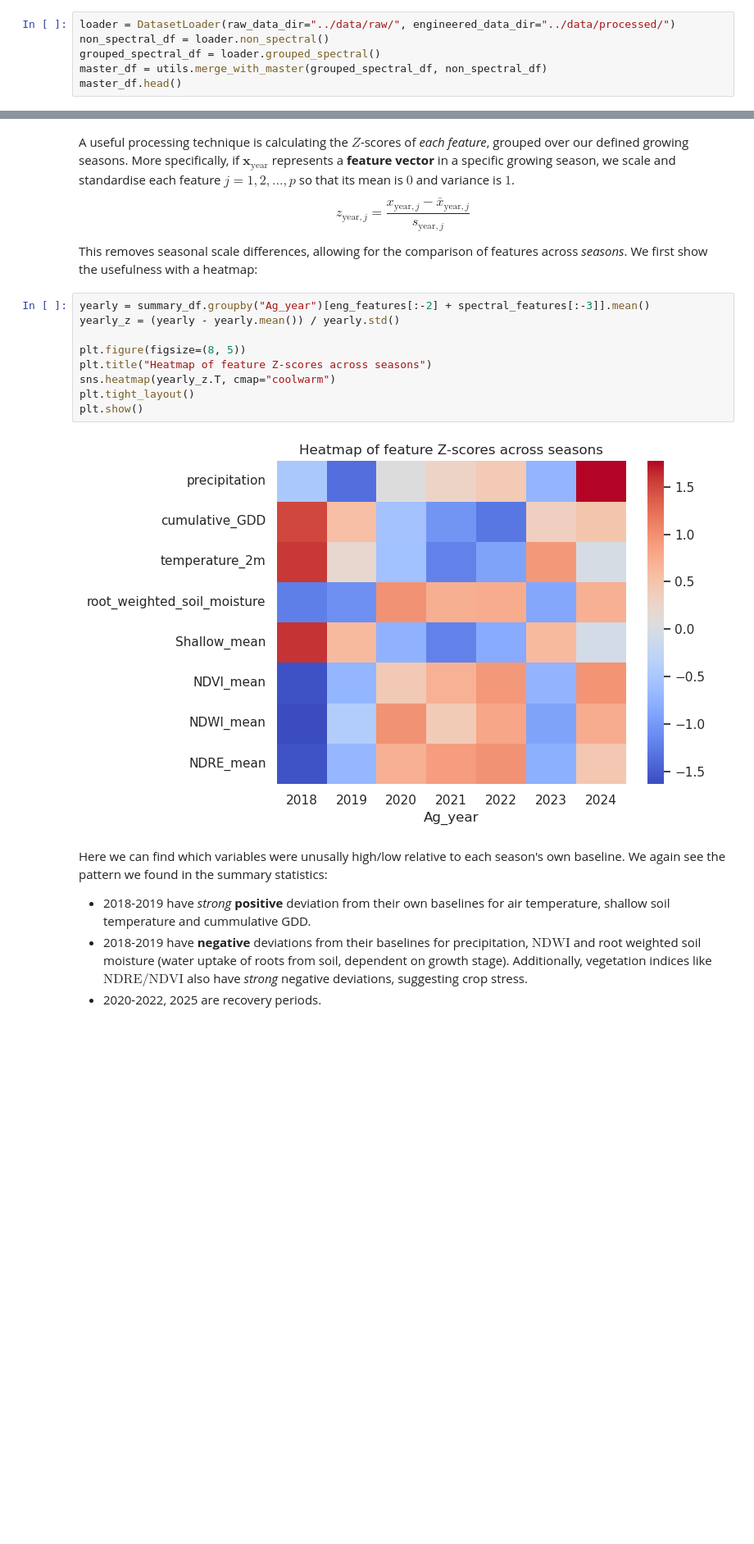
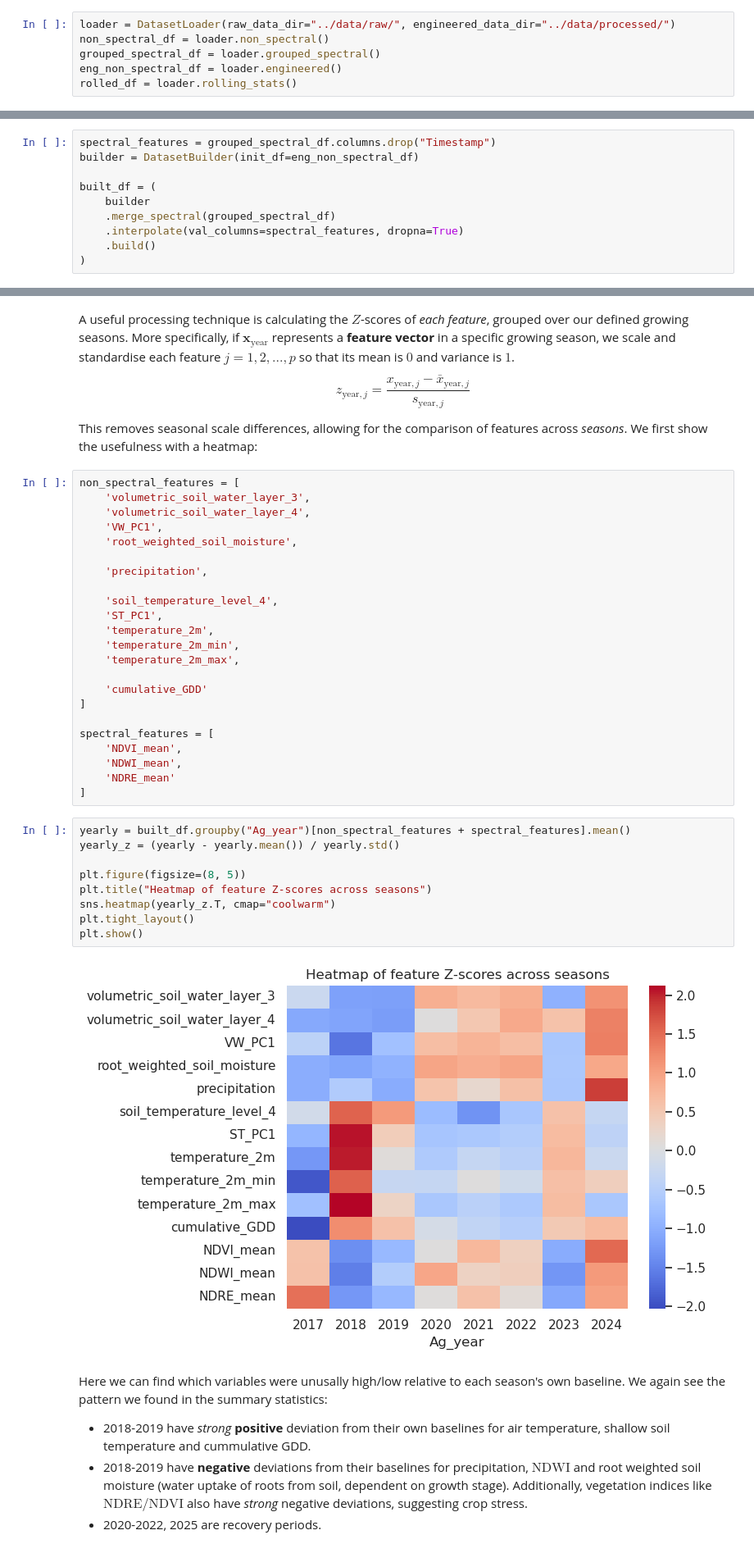
Before and after one commit to asembreek/fieldlens, a Jupyter notebook: notebooks/3. EDA with engineered features.ipynb, the cells around one changed output, grey strips where cells are left out. Shown at 82% size. Drawn from its saved outputs; the diff is of its cells as text; blank space fills up the shorter version.

```diff
--- a/notebooks/3. EDA with engineered features.ipynb
+++ b/notebooks/3. EDA with engineered features.ipynb
@@ -36,5 +36,5 @@ from data import DatasetLoader, DatasetBuilder, utils
 loader = DatasetLoader(raw_data_dir="../data/raw/", engineered_data_dir="../data/processed/")
 non_spectral_df = loader.non_spectral()
 grouped_spectral_df = loader.grouped_spectral()
-master_df = utils.merge_with_master(grouped_spectral_df, non_spectral_df)
-master_df.head()
+eng_non_spectral_df = loader.engineered()
+rolled_df = loader.rolling_stats()
@@ -67,0 +41,10 @@ def get_interpolated_df(spectral, timestamps):
+# %%
+spectral_features = grouped_spectral_df.columns.drop("Timestamp")
+builder = DatasetBuilder(init_df=eng_non_spectral_df)
+
+built_df = (
+    builder
+    .merge_spectral(grouped_spectral_df)
+    .interpolate(val_columns=spectral_features, dropna=True)
+    .build()
+)
@@ -165,17 +136,40 @@ z_{\text{year},j} = \frac{x_{\text{year}, j}-\bar{x}_{\text{year},j}}{s_{\text{y
 $$
 
 This removes seasonal scale differences, allowing for the comparison of features across _seasons_. We first show the usefulness with a heatmap:
+# %%
+non_spectral_features = [
+    'volumetric_soil_water_layer_3',
+    'volumetric_soil_water_layer_4',
+    'VW_PC1',
+    'root_weighted_soil_moisture',
+
+    'precipitation',
+
+    'soil_temperature_level_4',
+    'ST_PC1',
+    'temperature_2m',
+    'temperature_2m_min',
+    'temperature_2m_max',
+
+    'cumulative_GDD'
+]
+
+spectral_features = [
+    'NDVI_mean',
+    'NDWI_mean',
+    'NDRE_mean'
+]
 # %%
-yearly = summary_df.groupby("Ag_year")[eng_features[:-2] + spectral_features[:-3]].mean()
+yearly = built_df.groupby("Ag_year")[non_spectral_features + spectral_features].mean()
 yearly_z = (yearly - yearly.mean()) / yearly.std()
 
 plt.figure(figsize=(8, 5))
 plt.title("Heatmap of feature Z-scores across seasons")
 sns.heatmap(yearly_z.T, cmap="coolwarm")
 plt.tight_layout()
 plt.show()
 # %% [output]
-[figure, old version]
+[figure, new version]
 # %% [markdown]
 Here we can find which variables were unusally high/low relative to each season's own baseline. We again see the pattern we found in the summary statistics:
 - 2018-2019 have _strong_ **positive** deviation from their own baselines for air temperature, shallow soil temperature and cummulative GDD.
```
Also changed, not shown: parts of 26 cells of this notebook.
